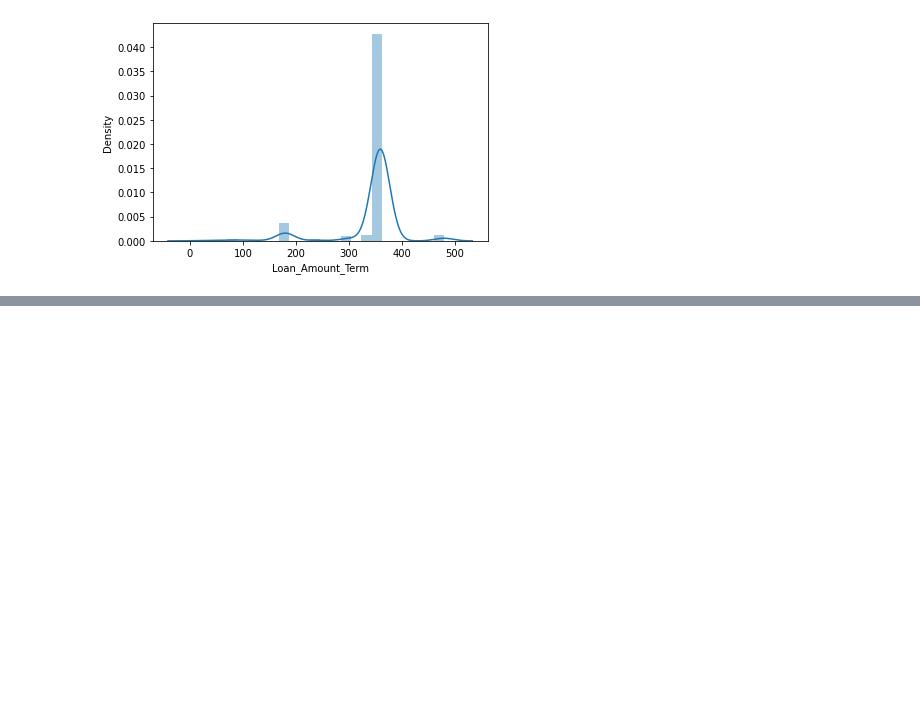
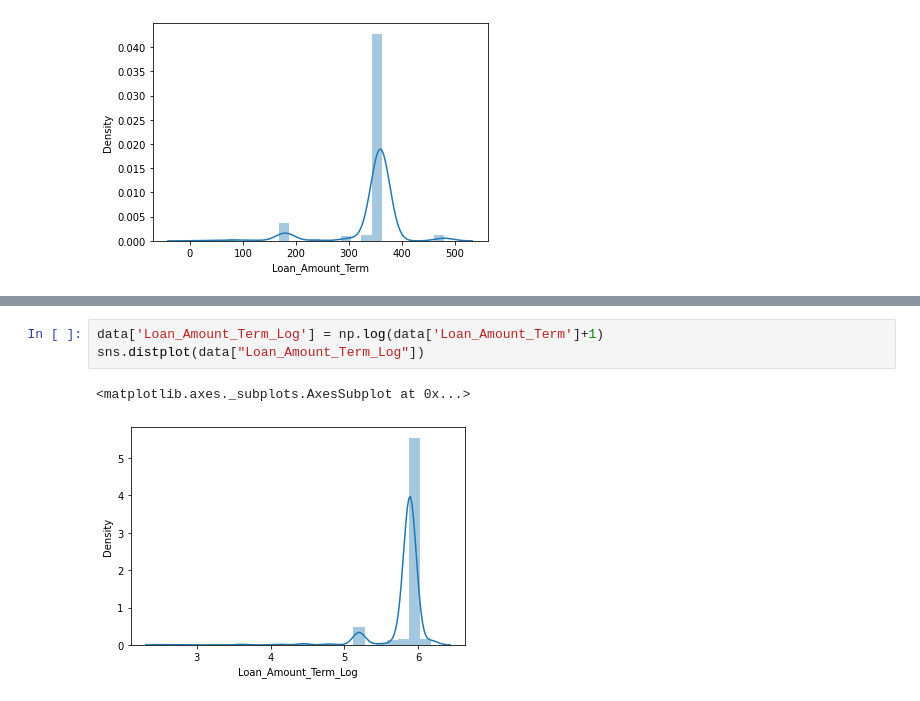
Before and after one commit to jagath215/MathProject, a Jupyter notebook: LoanPrediction.ipynb, the cells around one changed output, grey strips where cells are left out. Saved outputs shown, nothing was run; the diff lists cells and outputs as text; blank space fills up the shorter version.

```diff
--- a/LoanPrediction.ipynb
+++ b/LoanPrediction.ipynb
@@ -162,0 +185,6 @@ sns.distplot(data['Loan_Amount_Term'])
+# %%
+data['Loan_Amount_Term_Log'] = np.log(data['Loan_Amount_Term']+1)
+sns.distplot(data["Loan_Amount_Term_Log"])
+# %% [output]
+<matplotlib.axes._subplots.AxesSubplot at 0x...>
+[figure, added]
```
Also changed, not shown: parts of 14 cells of this notebook.
